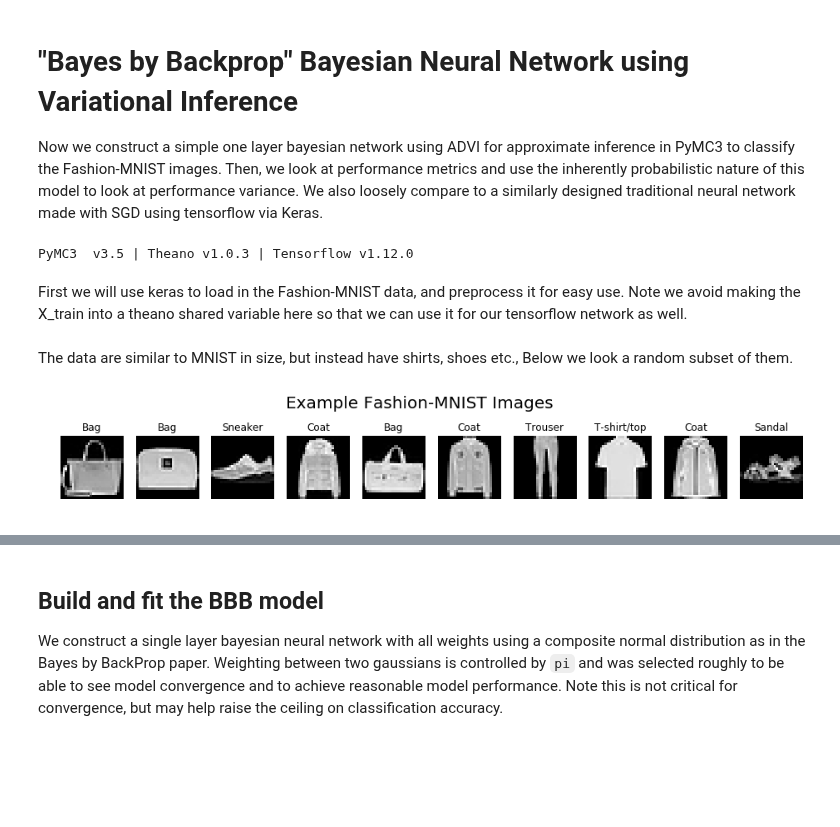
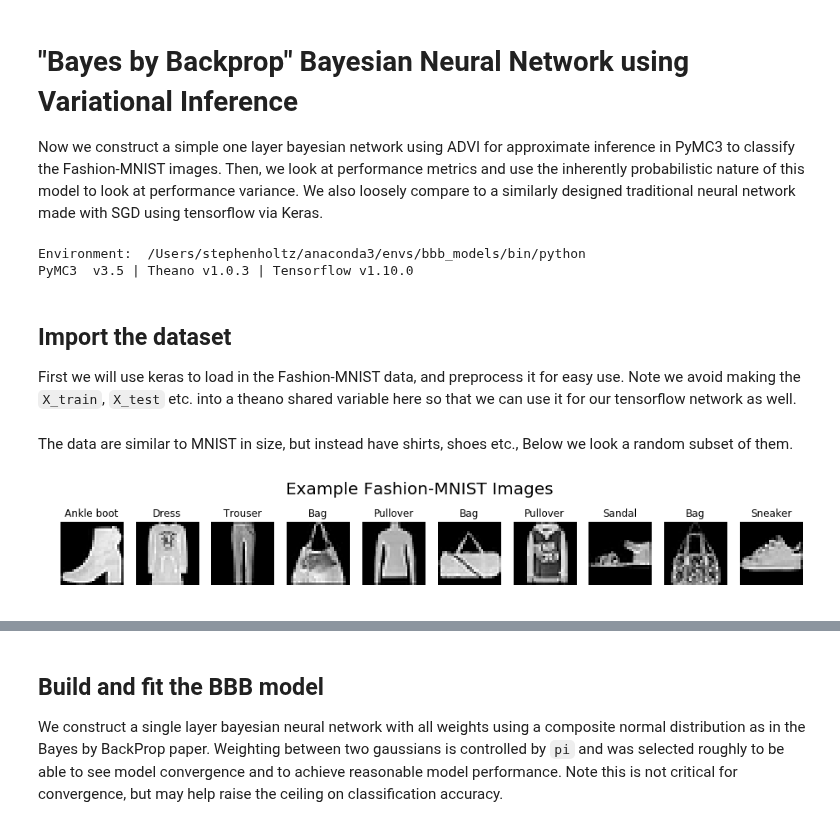
Before and after one commit to chongguo/ADVI-pymc3-Fashion-MNIST, a Jupyter notebook: BBB_model_variance.ipynb, the cells around one changed output, grey strips where cells are left out. Drawn from its saved outputs; the diff is of its cells as text; code cells hidden in the pictures; blank space fills up the shorter version.

```diff
--- a/BBB_model_variance.ipynb
+++ b/BBB_model_variance.ipynb
@@ -20,46 +24,55 @@ from warnings import filterwarnings
 # %%
+# Print environment for consistency
+print('Environment: ', sys.executable)
 # Print versions
 print('PyMC3  v{} | Theano v{} | Tensorflow v{}'.format(pm.__version__,theano.__version__,tf.__version__))
 # Fix plotting
 mpl.rcdefaults()
 %matplotlib inline
 # Set random seeds
-np.random.seed(42)
-pm.set_tt_rng(42)
+np.random.seed(999)
+pm.set_tt_rng(999)
 # Avoid warnings on batches below
 filterwarnings('ignore')
 # %% [output]
-PyMC3  v3.5 | Theano v1.0.3 | Tensorflow v1.12.0
+Environment:  /Users/stephenholtz/anaconda3/envs/bbb_models/bin/python
+PyMC3  v3.5 | Theano v1.0.3 | Tensorflow v1.10.0
 # %% [markdown]
-First we will use keras to load in the Fashion-MNIST data, and preprocess it for easy use. Note we avoid making the X_train into a theano shared variable here so that we can use it for our tensorflow network as well.
+## Import the dataset
+
+First we will use keras to load in the Fashion-MNIST data, and preprocess it for easy use. Note we avoid making the `X_train`, `X_test` etc. into a theano shared variable here so that we can use it for our tensorflow network as well.
 # %%
 # Load and process images
-(X_train, y_train), (X_test, y_test) = tf.keras.datasets.fashion_mnist.load_data()
-reshape_mnist_imgs = lambda img : img.reshape(img.shape[0],-1)
-X_train, X_test = reshape_mnist_imgs(X_train), reshape_mnist_imgs(X_test)
-X_train, X_test = X_train/255, X_test/255 # Scale from 0 to 1
-y_train, y_test = y_train.astype(np.int), y_test.astype(np.int)
+def load_fashionMNIST():
+    (X_train, y_train), (X_test, y_test) = tf.keras.datasets.fashion_mnist.load_data()
+    X_train = X_train.astype(theano.config.floatX,copy=True).reshape(X_train.shape[0],-1)/255
+    X_test = X_test.astype(theano.config.floatX,copy=True).reshape(X_test.shape[0],-1)/255
+    y_train, y_test = y_train.astype(np.int), y_test.astype(np.int)
+    return (X_train,y_train),(X_test,y_test)
+
+(X_train, y_train), (X_test, y_test) = load_fashionMNIST()
 
 # All the Fashion-MNIST labels
 label_dict = OrderedDict({0: 'T-shirt/top', 1: 'Trouser', 2: 'Pullover',
                           3: 'Dress', 4: 'Coat', 5: 'Sandal', 6: 'Shirt',
                           7: 'Sneaker', 8: 'Bag', 9: 'Ankle boot'})
+
+
+imgvec2img = lambda vec : vec.reshape(np.sqrt(vec.shape[0]).astype(int),-1)
 # %% [markdown]
 The data are similar to MNIST in size, but instead have shirts, shoes etc., Below we look a random subset of them.
 # %%
 # Plot random subset of images
-imgvec2img = lambda vec : vec.reshape((np.sqrt(vec.shape[0]).astype(int),np.sqrt(vec.shape[0]).astype(int)))
-
 n_plot_samples = 10
-rand_samps = np.random.choice(X_train.shape[0],size=n_plot_samples,replace=False)
+rand_samps = np.random.choice(X_train_plot.shape[0],size=n_plot_samples,replace=False)
 
 figsize = (16,2.5); fontsize = 16;
 f, axs = plt.subplots(1,n_plot_samples,sharex=True,figsize=figsize);
 for rs,ax in zip(rand_samps,axs):
     ax.imshow(imgvec2img(X_train[rs]),cmap='gray');
     ax.axis('off')
-    ax.set_title(label_dict[y_train[rs]]);
+    ax.set_title(label_dict[y_train_plot[rs]]);
     sns.despine();
 f.suptitle("Example Fashion-MNIST Images",fontsize=fontsize+4);
 # %% [output]
-[figure, old version]
+[figure, new version]
```
Also changed, not shown: parts of 29 cells of this notebook.
